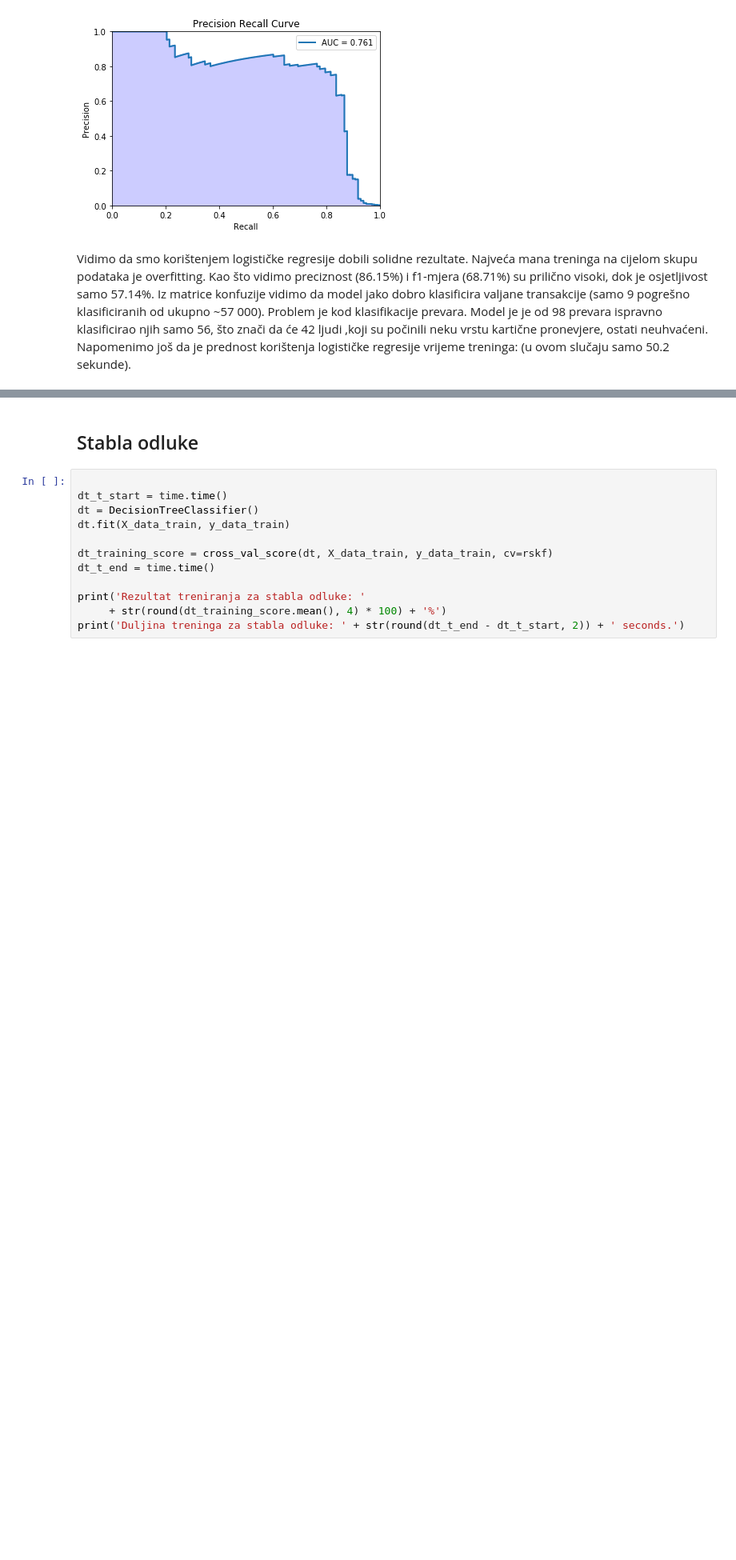
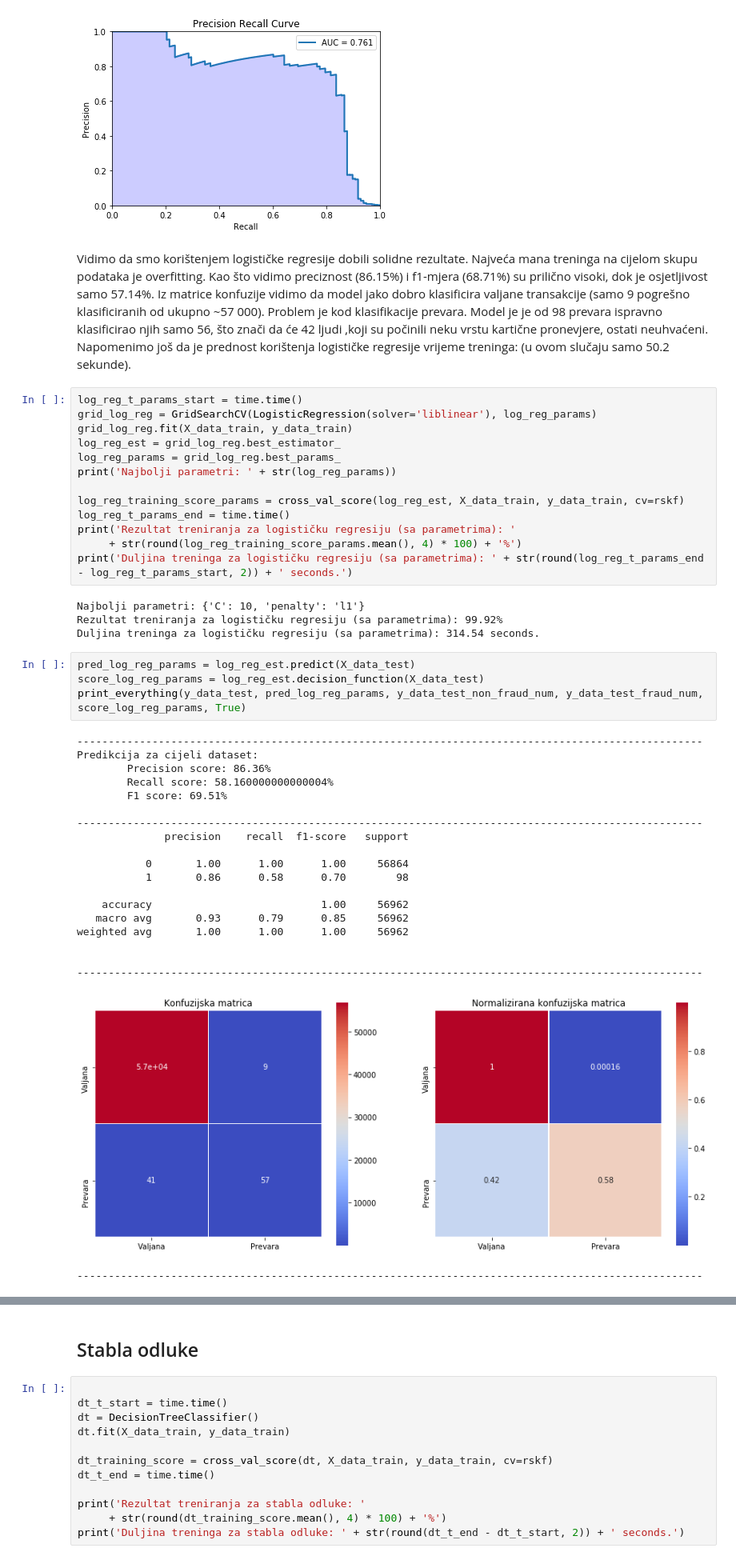
Before and after one commit to occamsrazor81/creditCard, a Jupyter notebook: full_data_ccfd.ipynb, the cells around one changed output, grey strips where cells are left out. Shown at 80% size. Drawn from its saved outputs; the diff is of its cells as text; blank space fills up the shorter version.

Commit message:
updates + (roc_auc , pr curves)

```diff
--- a/full_data_ccfd.ipynb
+++ b/full_data_ccfd.ipynb
@@ -99,3 +48,45 @@ weighted avg       1.00      1.00      1.00     56962
 [figure]
 # %% [markdown]
 Vidimo da smo korištenjem  logističke regresije dobili solidne rezultate. Najveća mana treninga na cijelom skupu podataka je overfitting. Kao što vidimo preciznost (86.15%) i f1-mjera (68.71%) su prilično visoki, dok je osjetljivost samo 57.14%. Iz matrice konfuzije vidimo da model jako dobro klasificira valjane transakcije (samo 9 pogrešno klasificiranih od ukupno ~57 000). Problem je kod klasifikacije prevara. Model je je od 98 prevara ispravno klasificirao njih samo 56, što znači da će 42 ljudi ,koji su počinili neku vrstu kartične pronevjere, ostati neuhvaćeni. Napomenimo još da je prednost korištenja logističke regresije vrijeme treninga: (u ovom slučaju samo 50.2 sekunde).
+# %%
+log_reg_t_params_start = time.time()
+grid_log_reg = GridSearchCV(LogisticRegression(solver='liblinear'), log_reg_params)
+grid_log_reg.fit(X_data_train, y_data_train)
+log_reg_est = grid_log_reg.best_estimator_
+log_reg_params = grid_log_reg.best_params_
+print('Najbolji parametri: ' + str(log_reg_params))
+
+log_reg_training_score_params = cross_val_score(log_reg_est, X_data_train, y_data_train, cv=rskf)
+log_reg_t_params_end = time.time()
+print('Rezultat treniranja za logističku regresiju (sa parametrima): '
+     + str(round(log_reg_training_score_params.mean(), 4) * 100) + '%')
+print('Duljina treninga za logističku regresiju (sa parametrima): ' + str(round(log_reg_t_params_end - log_reg_t_params_start, 2)) + ' seconds.')
+# %% [output]
+Najbolji parametri: {'C': 10, 'penalty': 'l1'}
+Rezultat treniranja za logističku regresiju (sa parametrima): 99.92%
+Duljina treninga za logističku regresiju (sa parametrima): 314.54 seconds.
+# %%
+pred_log_reg_params = log_reg_est.predict(X_data_test)
+score_log_reg_params = log_reg_est.decision_function(X_data_test)
+print_everything(y_data_test, pred_log_reg_params, y_data_test_non_fraud_num, y_data_test_fraud_num, score_log_reg_params, True)
+# %% [output]
+----------------------------------------------------------------------------------------------------
+Predikcija za cijeli dataset:
+        Precision score: 86.36%
+        Recall score: 58.160000000000004%
+        F1 score: 69.51%
+
+----------------------------------------------------------------------------------------------------
+              precision    recall  f1-score   support
+
+           0       1.00      1.00      1.00     56864
+           1       0.86      0.58      0.70        98
+
+    accuracy                           1.00     56962
+   macro avg       0.93      0.79      0.85     56962
+weighted avg       1.00      1.00      1.00     56962
+
+
+----------------------------------------------------------------------------------------------------
+[figure, added]
+----------------------------------------------------------------------------------------------------
```
Also changed, not shown: parts of 19 cells of this notebook, 2 other files.
